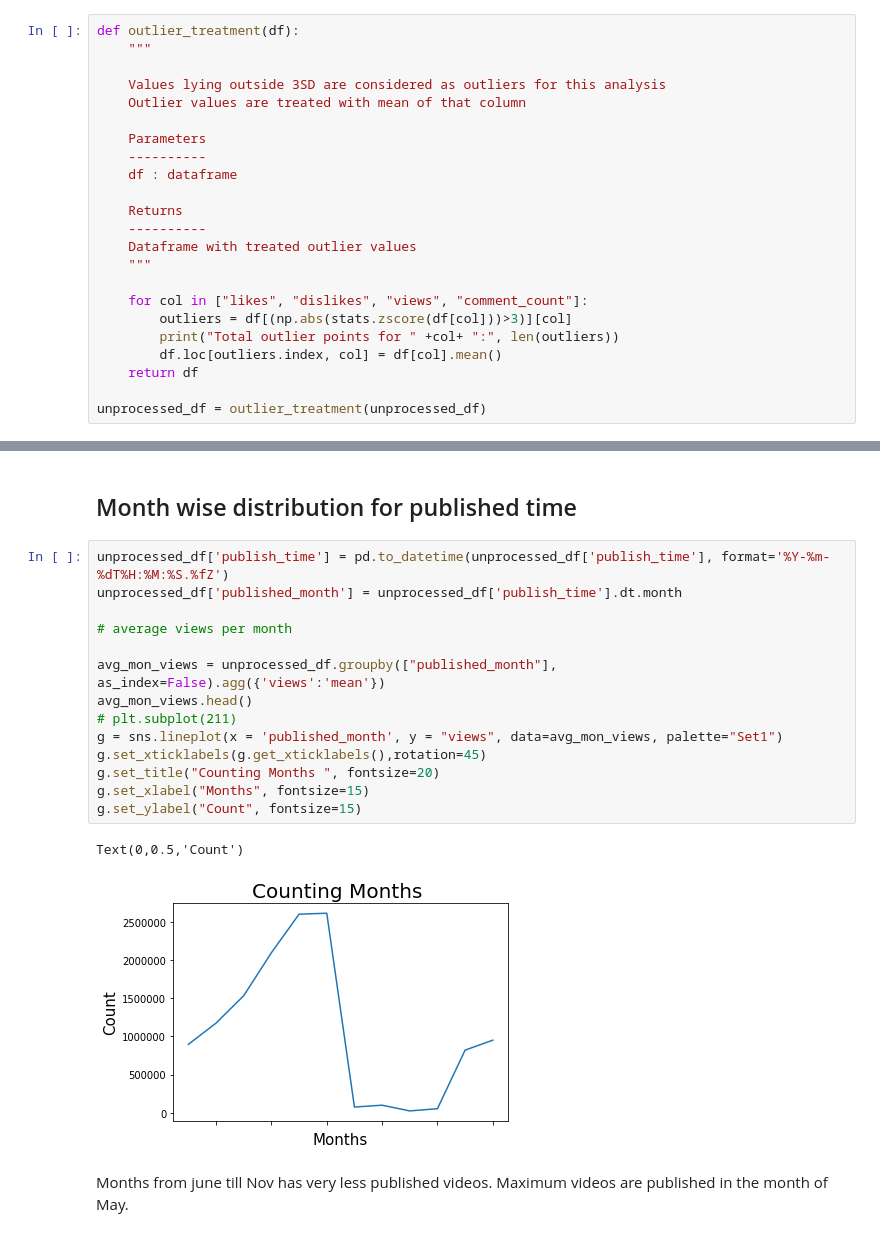
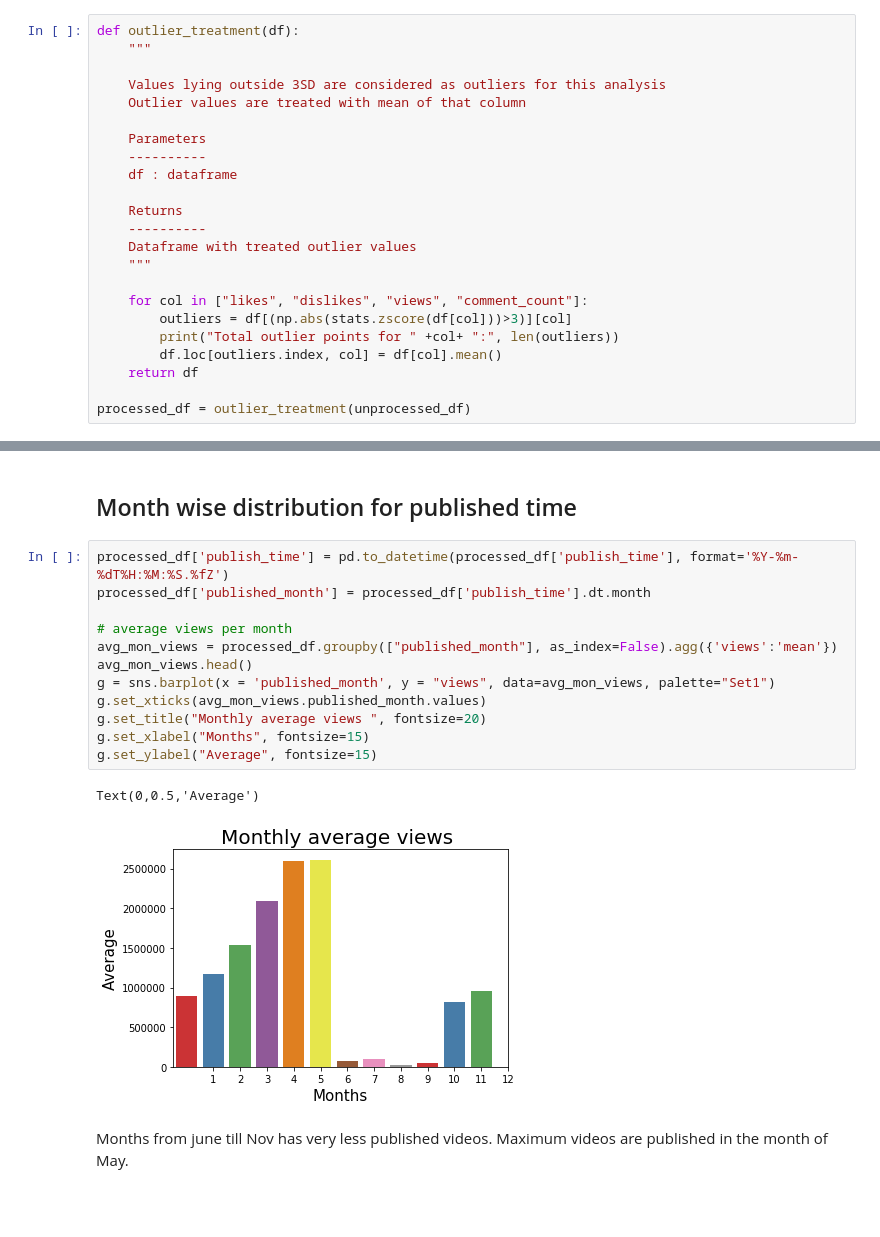
Before and after one commit to Tann10/YouTube, a Jupyter notebook: data-mining/EDA.ipynb, the cells around one changed output, grey strips where cells are left out. Cells and saved outputs as stored; diff of their text form; blank space fills up the shorter version.

```diff
--- a/data-mining/EDA.ipynb
+++ b/data-mining/EDA.ipynb
@@ -212,7 +229,7 @@ def outlier_treatment(df):
         df.loc[outliers.index, col] = df[col].mean()
     return df
 
-unprocessed_df = outlier_treatment(unprocessed_df)
+processed_df = outlier_treatment(unprocessed_df)
 # %% [output]
 Total outlier points for likes: 78
 Total outlier points for dislikes: 19
@@ -221,22 +238,20 @@ Total outlier points for comment_count: 40
 # %% [markdown]
 ## Month wise distribution for published time
 # %%
-unprocessed_df['publish_time'] = pd.to_datetime(unprocessed_df['publish_time'], format='%Y-%m-%dT%H:%M:%S.%fZ')
-unprocessed_df['published_month'] = unprocessed_df['publish_time'].dt.month
+processed_df['publish_time'] = pd.to_datetime(processed_df['publish_time'], format='%Y-%m-%dT%H:%M:%S.%fZ')
+processed_df['published_month'] = processed_df['publish_time'].dt.month
 
 # average views per month
-
-avg_mon_views = unprocessed_df.groupby(["published_month"], as_index=False).agg({'views':'mean'})
+avg_mon_views = processed_df.groupby(["published_month"], as_index=False).agg({'views':'mean'})
 avg_mon_views.head()
-# plt.subplot(211)
-g = sns.lineplot(x = 'published_month', y = "views", data=avg_mon_views, palette="Set1")
-g.set_xticklabels(g.get_xticklabels(),rotation=45)
-g.set_title("Counting Months ", fontsize=20)
+g = sns.barplot(x = 'published_month', y = "views", data=avg_mon_views, palette="Set1")
+g.set_xticks(avg_mon_views.published_month.values)
+g.set_title("Monthly average views ", fontsize=20)
 g.set_xlabel("Months", fontsize=15)
-g.set_ylabel("Count", fontsize=15)
+g.set_ylabel("Average", fontsize=15)
 # %% [output]
-Text(0,0.5,'Count')
+Text(0,0.5,'Average')
-[figure, old version]
+[figure, new version]
 # %% [markdown]
 Months from june till Nov has very less published videos. Maximum videos are published in the month of May.
 # %% [markdown]
```
Also changed, not shown: parts of 35 cells of this notebook.
